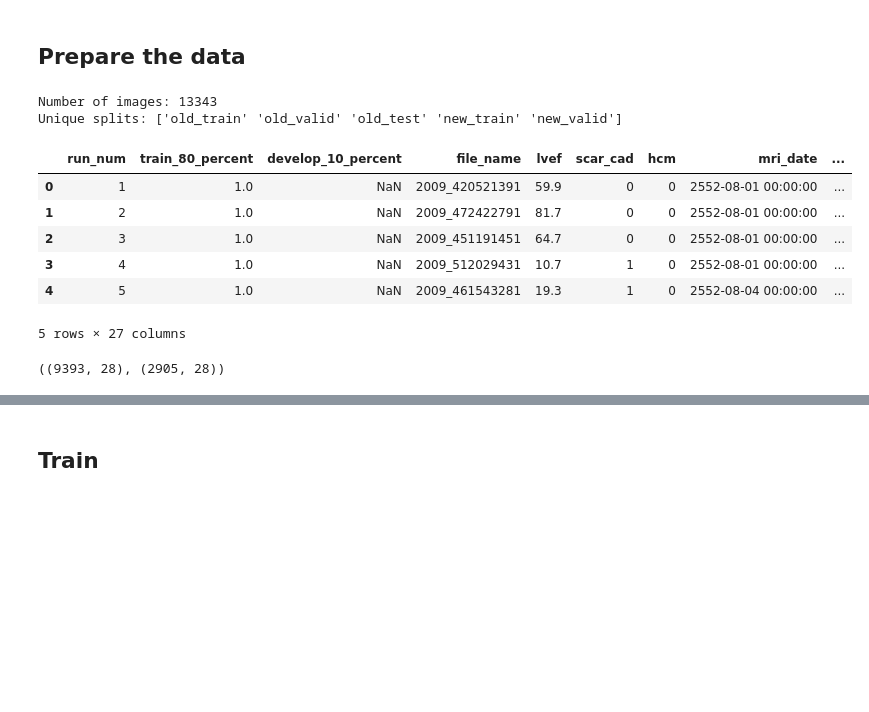
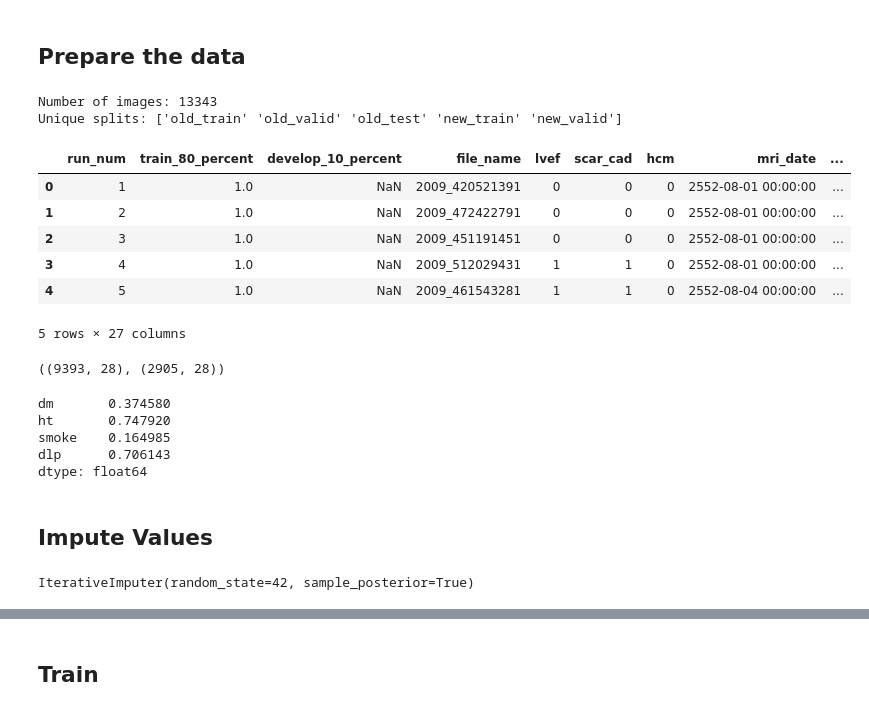
Before and after one commit to biodatlab/multitask-vision-ecg, a Jupyter notebook: notebooks/xgb-with-clinical-features.ipynb, the cells around one changed output, grey strips where cells are left out. Cells and saved outputs as stored; diff of their text form; code cells hidden in the pictures; blank space fills up the shorter version.

Commit message:
updated training notebooks and added notebooks for dataset statistics and figures
Signed-off-by: Name <atirutbor1@gmail.com>

```diff
--- a/notebooks/xgb-with-clinical-features.ipynb
+++ b/notebooks/xgb-with-clinical-features.ipynb
@@ -28,18 +35,18 @@ feature_list = ["female_gender", "age", "smoke", "dlp", "dm", "ht"]
 # %%
 image_dir = "../../ecg/ecg-cnn-local/siriraj_data/ECG_MRI_images_new/"
 csv_path = "../../ECG_EF_Clin_train_dev_new.csv"
 
-df = load_ecg_dataframe(csv_path, image_dir)
+df = load_ecg_dataframe(csv_path, image_dir, drop_impute=False, do_split=True)
 print(f"Number of images: {len(df)}")
 print(f"Unique splits: {df['split'].unique()}")
 df.head(5)
 # %% [output]
 Number of images: 13343
 Unique splits: ['old_train' 'old_valid' 'old_test' 'new_train' 'new_valid']
 |  | run_num | train_80_percent | develop_10_percent | file_name | lvef | scar_cad | hcm | mri_date | ... |
-| 0 | 1 | 1.0 | NaN | 2009_420521391 | 59.9 | 0 | 0 | 2552-08-01 00:00:00 | ... |
-| 1 | 2 | 1.0 | NaN | 2009_472422791 | 81.7 | 0 | 0 | 2552-08-01 00:00:00 | ... |
-| 2 | 3 | 1.0 | NaN | 2009_451191451 | 64.7 | 0 | 0 | 2552-08-01 00:00:00 | ... |
-| 3 | 4 | 1.0 | NaN | 2009_512029431 | 10.7 | 1 | 0 | 2552-08-01 00:00:00 | ... |
-| 4 | 5 | 1.0 | NaN | 2009_461543281 | 19.3 | 1 | 0 | 2552-08-04 00:00:00 | ... |
+| 0 | 1 | 1.0 | NaN | 2009_420521391 | 0 | 0 | 0 | 2552-08-01 00:00:00 | ... |
+| 1 | 2 | 1.0 | NaN | 2009_472422791 | 0 | 0 | 0 | 2552-08-01 00:00:00 | ... |
+| 2 | 3 | 1.0 | NaN | 2009_451191451 | 0 | 0 | 0 | 2552-08-01 00:00:00 | ... |
+| 3 | 4 | 1.0 | NaN | 2009_512029431 | 1 | 1 | 0 | 2552-08-01 00:00:00 | ... |
+| 4 | 5 | 1.0 | NaN | 2009_461543281 | 1 | 1 | 0 | 2552-08-04 00:00:00 | ... |
 5 rows × 27 columns
@@ -52,3 +62,45 @@ valid_df = df[df.split.isin(["old_valid", "new_valid"])].reset_index()
 train_df.shape, valid_df.shape
 # %% [output]
 ((9393, 28), (2905, 28))
+# %%
+non_impute_train_df = train_df[train_df["impute"] == False]
+
+non_impute_train_df[["dm", "ht", "smoke", "dlp"]].sum() / len(non_impute_train_df)
+# %% [output]
+dm       0.374580
+ht       0.747920
+smoke    0.164985
+dlp      0.706143
+dtype: float64
+# %% [markdown]
+## Impute Values
+# %%
+from sklearn.experimental import enable_iterative_imputer
+from sklearn.impute import IterativeImputer
+import joblib
+from sklearn.linear_model import LinearRegression
+
+# imputer = IterativeImputer(
+#     # estimator=LinearRegression(),
+#     missing_values=np.nan,
+#     max_iter=10,
+#     random_state=42
+#     )
+
+imputer = IterativeImputer(
+    missing_values=np.nan,
+    max_iter=10,
+    sample_posterior=True,
+    random_state=42
+    )
+
+clinical_feature_columns = ["age", "female_gender", "dm", "ht", "smoke", "dlp"]
+
+# Fit the imputer on the train set.
+imputer.fit(train_df[clinical_feature_columns])
+
+# Save the imputer.
+imputer_path = op.join(save_dir, "imputer.joblib")
+joblib.dump(imputer, imputer_path)
+# %% [output]
+IterativeImputer(random_state=42, sample_posterior=True)
```
Also changed, not shown: parts of 14 cells of this notebook, 4 other files.
